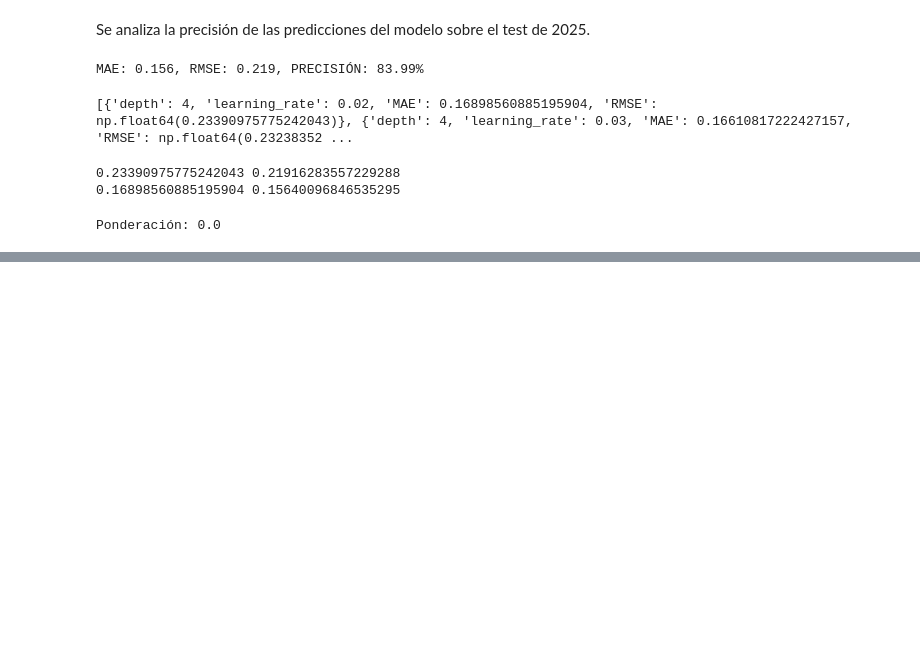
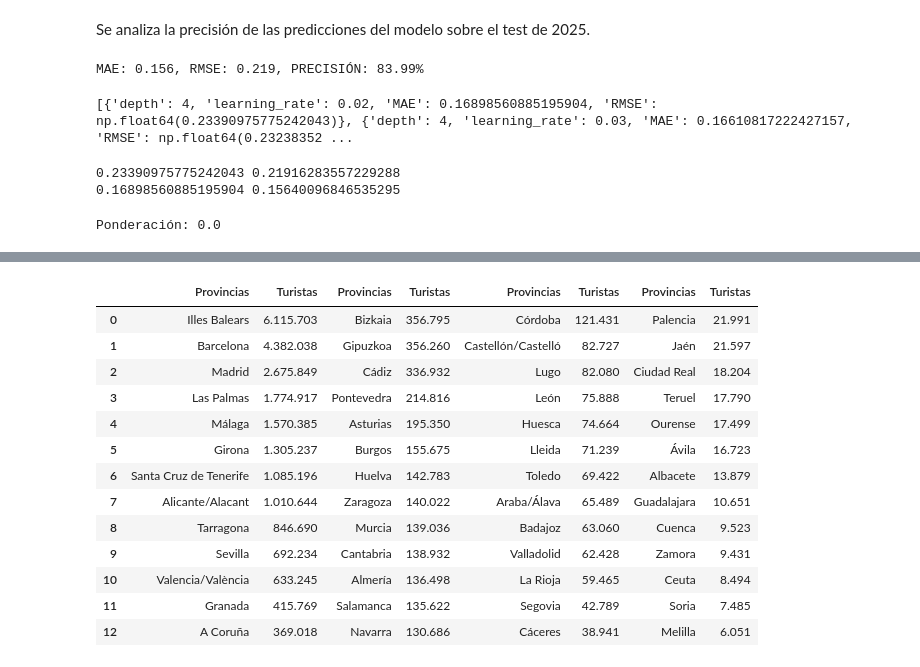
Before and after one commit to MirnaGarridoR/TrabajoML, a Jupyter notebook: ML - TURISMO/EDA-TURISMO.ipynb, the cells around one changed output, grey strips where cells are left out. Drawn from its saved outputs; the diff is of its cells as text; code cells hidden in the pictures; blank space fills up the shorter version.

```diff
--- a/ML - TURISMO/EDA-TURISMO.ipynb
+++ b/ML - TURISMO/EDA-TURISMO.ipynb
@@ -863,0 +1047,32 @@ prediccion_verano
+# %%
+df_tabla = prediccion_verano_viajeros.copy()
+
+df_tabla["Predicciones"] = df_tabla["Predicciones"].apply(
+    lambda x: f"{x:,.0f}".replace(",", ".")
+)
+
+division = int(np.ceil(len(df_tabla)/4))
+columna_1 = df_tabla.iloc[:division].reset_index(drop=True)
+columna_2 = df_tabla.iloc[division:2*division].reset_index(drop=True)
+columna_3 = df_tabla.iloc[2*division:3*division].reset_index(drop=True)
+columna_4 = df_tabla.iloc[3*division:].reset_index(drop=True)
+
+df_tabla_final = pd.concat([columna_1, columna_2, columna_3, columna_4], axis=1)
+df_tabla_final.columns = ["Provincias", "Turistas", "Provincias", "Turistas", "Provincias", "Turistas", "Provincias", "Turistas"]
+
+df_tabla_final
+# %% [output]
+|  | Provincias | Turistas | Provincias | Turistas | Provincias | Turistas | Provincias | Turistas |
+| 0 | Illes Balears | 6.115.703 | Bizkaia | 356.795 | Córdoba | 121.431 | Palencia | 21.991 |
+| 1 | Barcelona | 4.382.038 | Gipuzkoa | 356.260 | Castellón/Castelló | 82.727 | Jaén | 21.597 |
+| 2 | Madrid | 2.675.849 | Cádiz | 336.932 | Lugo | 82.080 | Ciudad Real | 18.204 |
+| 3 | Las Palmas | 1.774.917 | Pontevedra | 214.816 | León | 75.888 | Teruel | 17.790 |
+| 4 | Málaga | 1.570.385 | Asturias | 195.350 | Huesca | 74.664 | Ourense | 17.499 |
+| 5 | Girona | 1.305.237 | Burgos | 155.675 | Lleida | 71.239 | Ávila | 16.723 |
+| 6 | Santa Cruz de Tenerife | 1.085.196 | Huelva | 142.783 | Toledo | 69.422 | Albacete | 13.879 |
+| 7 | Alicante/Alacant | 1.010.644 | Zaragoza | 140.022 | Araba/Álava | 65.489 | Guadalajara | 10.651 |
+| 8 | Tarragona | 846.690 | Murcia | 139.036 | Badajoz | 63.060 | Cuenca | 9.523 |
+| 9 | Sevilla | 692.234 | Cantabria | 138.932 | Valladolid | 62.428 | Zamora | 9.431 |
+| 10 | Valencia/València | 633.245 | Almería | 136.498 | La Rioja | 59.465 | Ceuta | 8.494 |
+| 11 | Granada | 415.769 | Salamanca | 135.622 | Segovia | 42.789 | Soria | 7.485 |
+| 12 | A Coruña | 369.018 | Navarra | 130.686 | Cáceres | 38.941 | Melilla | 6.051 |
```
Also changed, not shown: parts of 26 cells of this notebook, 11 other files.
